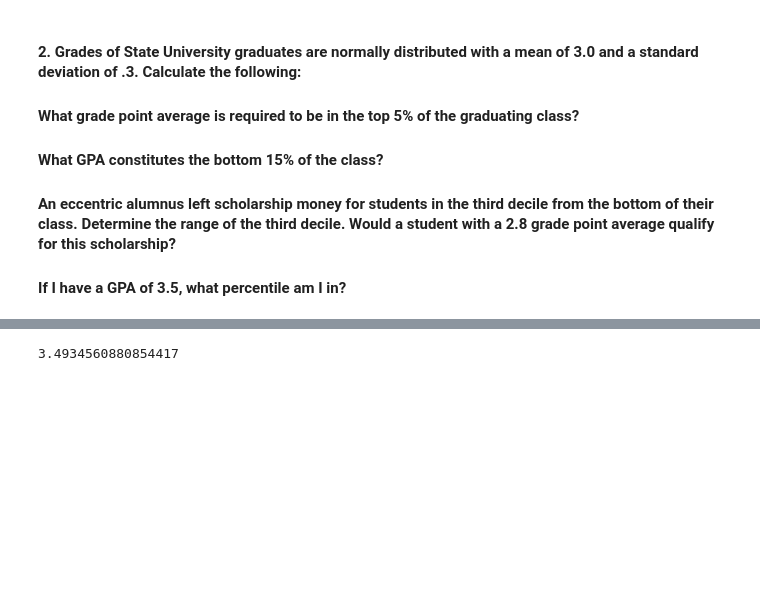
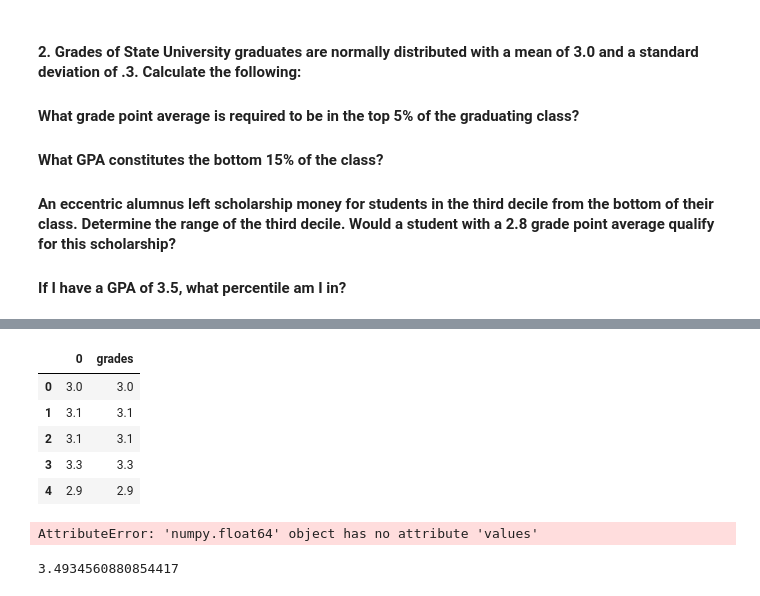
Before and after one commit to Brooke-Holyoak/statistics-exercises, a Jupyter notebook: probability_distributions.ipynb, the cells around one changed output, grey strips where cells are left out. Drawn from its saved outputs; the diff is of its cells as text; code cells hidden in the pictures; blank space fills up the shorter version.

```diff
--- a/probability_distributions.ipynb
+++ b/probability_distributions.ipynb
@@ -55,4 +90,5 @@ stats.poisson(2).pmf(1)
 #### An eccentric alumnus left scholarship money for students in the third decile from the bottom of their class. Determine the range of the third decile. Would a student with a 2.8 grade point average qualify for this scholarship?
 #### If I have a GPA of 3.5, what percentile am I in?
 # %%
-grades = np.random.normal(loc = 3.0, scale = .3, size = 10_000)
+#simulation:
+grades = np.random.normal(loc = 3.0, scale = .3, size = 10_000).round(1)
@@ -63,0 +100,4 @@ array([2.98129847, 2.82160704, 3.12074859, ..., 2.14243017, 3.21968003,
+# %%
+#now create a df
+df = pd.DataFrame(grades)
+df.head()
@@ -64,3 +111,18 @@ array([2.98129847, 2.82160704, 3.12074859, ..., 2.14243017, 3.21968003,
+# %%
+#now add a column to the df so you can call it(?)
+df['grades'] = df.sum(axis = 1)
+df.head()
+# %% [output]
+|  | 0 | grades |
+| 0 | 3.0 | 3.0 |
+| 1 | 3.1 | 3.1 |
+| 2 | 3.1 | 3.1 |
+| 3 | 3.3 | 3.3 |
+| 4 | 2.9 | 2.9 |
+# %%
+df.grades.quantile(.95).values
+# %% [output]
+AttributeError: 'numpy.float64' object has no attribute 'values'
 # %%
 grade_distribution = stats.norm(3.0, .3)
 # %%
```
Also changed, not shown: parts of 44 cells of this notebook.
